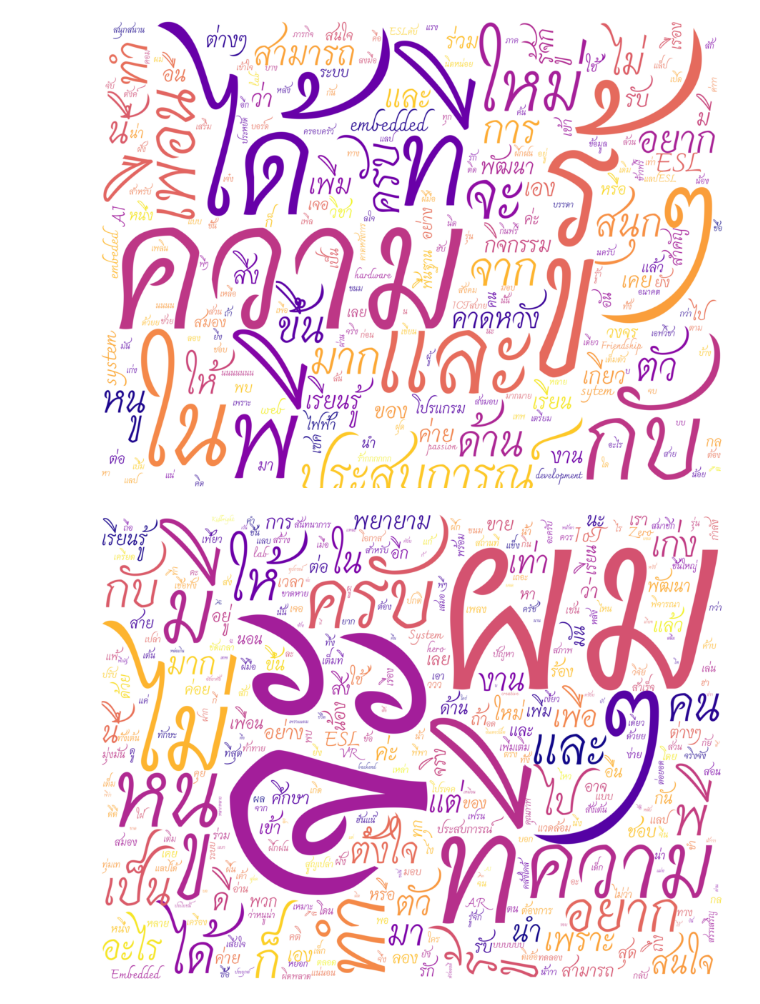
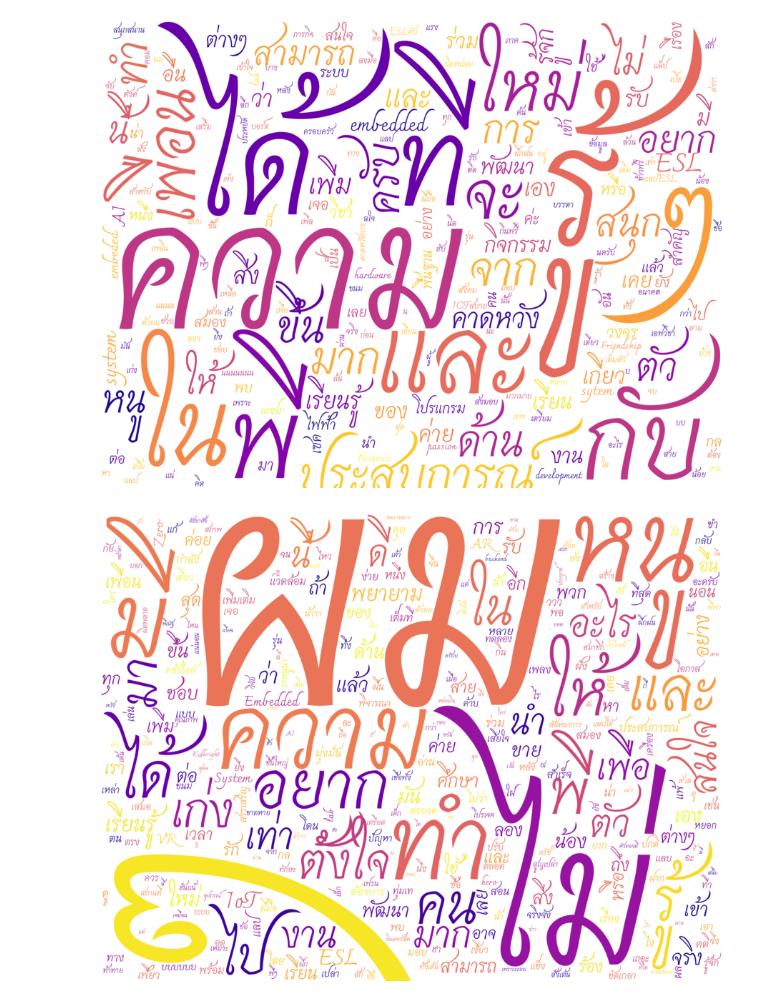
Before and after one commit to Tantatorn-dev/boku-no-notebooks, a Jupyter notebook: ESL_zero_to_hero_insight.ipynb, the cells around one changed output. Drawn from its saved outputs; the diff is of its cells as text; code cells hidden in the pictures.

Commit message:
add a list of soft words

```diff
--- a/ESL_zero_to_hero_insight.ipynb
+++ b/ESL_zero_to_hero_insight.ipynb
@@ -135,6 +135,8 @@ Requirement already satisfied: zipp>=0.5 in /usr/local/lib/python3.6/dist-packag
 regexp = r"[ก-๙a-zA-Z']+"
 
 path = '/content/drive/My Drive/dataset/charmonman.ttf'
+
+soft_words = ['ที่','กัน','ก็','เป็น','อยู่','คือ','ครับ','ค่ะ','คะ','นะ','ด้วย','จะ','เพราะ','แต่','กับ']
 
 wordcloud = WordCloud(
                       font_path=path,
@@ -207,20 +215,22 @@ fig.show()
 # %%
 words = []
 responses = df["ทำไมพี่ๆต้องรับน้องเข้ามา (ขายตัวเองหน่อย ^-^)"]
 
 for response in responses:
   for word in deepcut.tokenize(response):
     words.append(word)
 
+words = [x for x in words if x not in soft_words]
+
 text = " ".join(words)
 wordcloud.generate(text)
 
 fig, ax = plt.subplots(1, 1, figsize=(16, 12))
 ax.imshow(wordcloud, interpolation='bilinear')
 ax.axis("off")
 fig.show()
 # %% [output]
-[figure, old version]
+[figure, new version]
 # %%
 words = []
 responses = df["มีอะไรอยากบอกกับพี่ๆไหม"]
```
Also changed, not shown: parts of 4 cells of this notebook.
